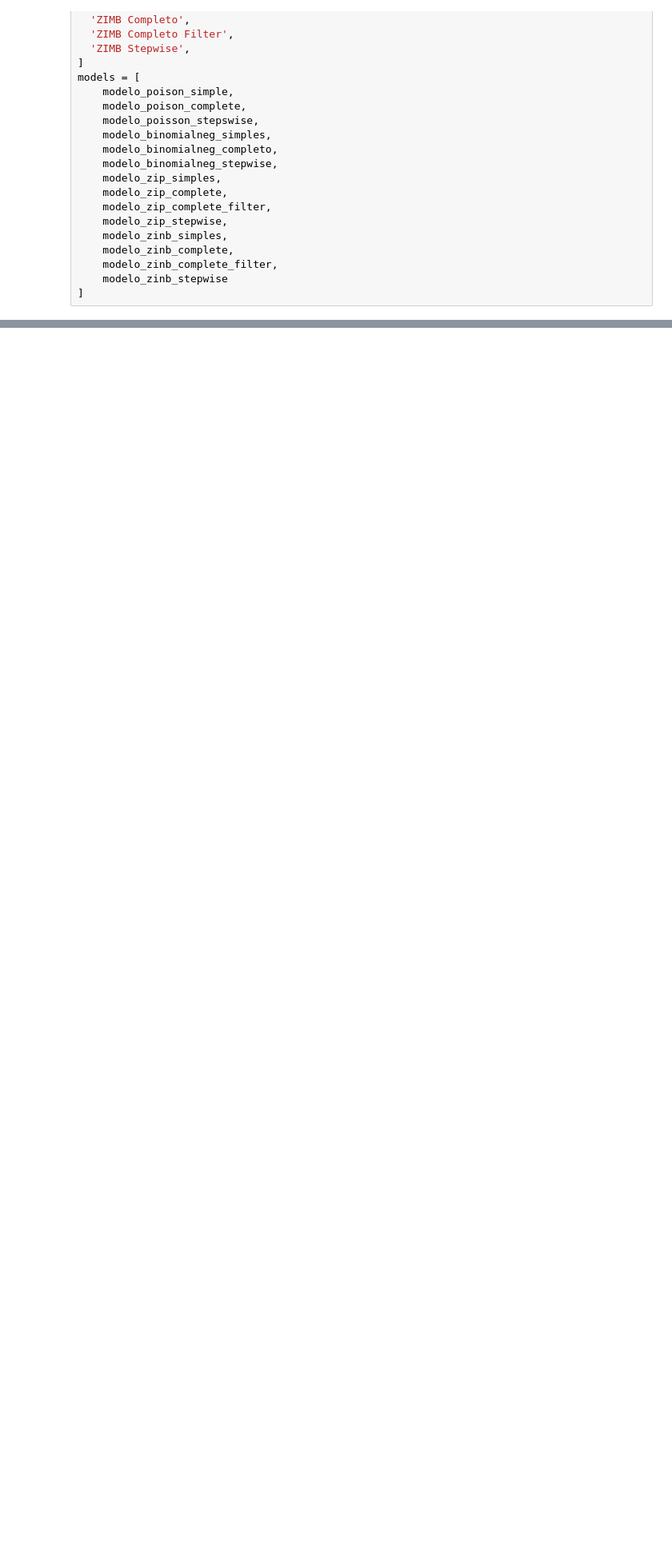
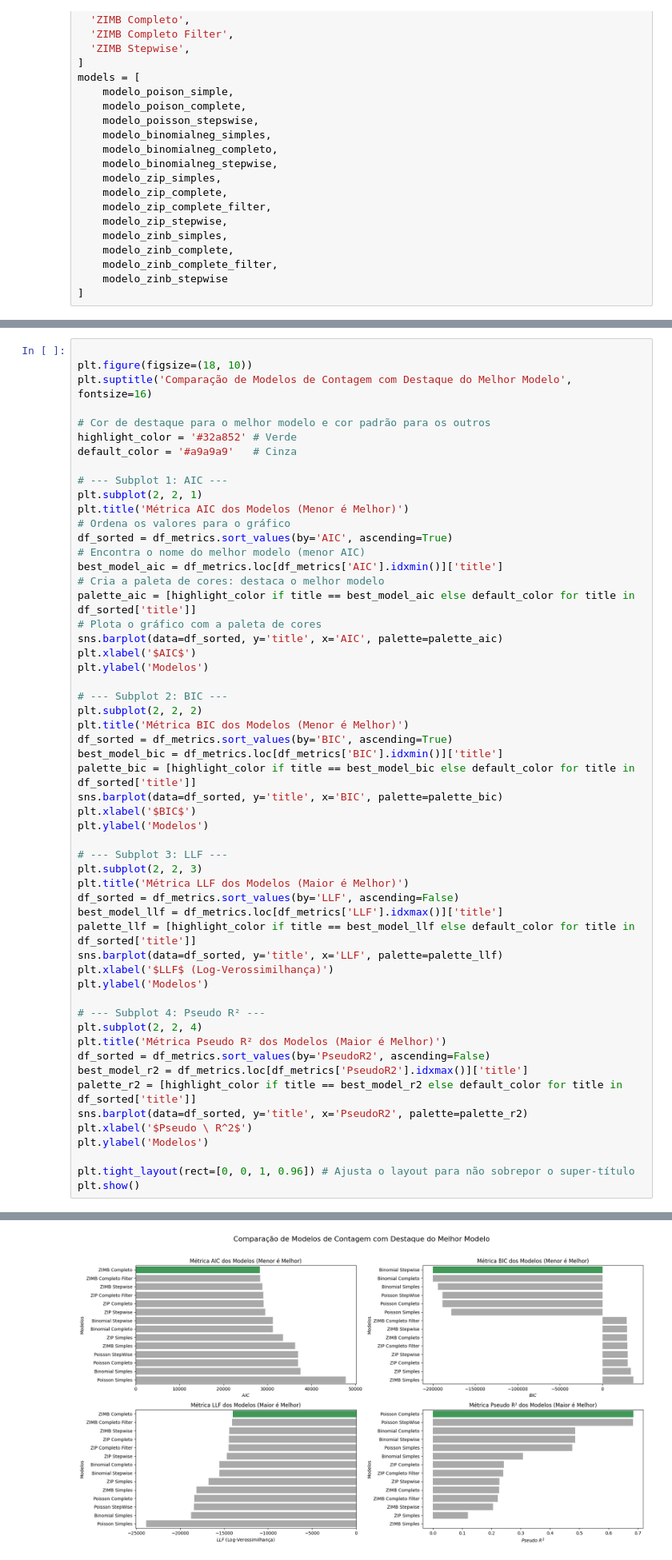
Before and after one commit to Angelicogfa/tcc_mba_datascience_analytics_usp_esalq, a Jupyter notebook: 04-modelagem_preditiva.ipynb, the cells around one changed output, grey strips where cells are left out. Shown at 80% size. Cells and saved outputs as stored; diff of their text form; blank space fills up the shorter version.

```diff
--- a/04-modelagem_preditiva.ipynb
+++ b/04-modelagem_preditiva.ipynb
@@ -3432,0 +3428,56 @@ df_metrics.sort_values(by='BIC')
+# %%
+
+plt.figure(figsize=(18, 10))
+plt.suptitle('Comparação de Modelos de Contagem com Destaque do Melhor Modelo', fontsize=16)
+
+# Cor de destaque para o melhor modelo e cor padrão para os outros
+highlight_color = '#32a852' # Verde
+default_color = '#a9a9a9'   # Cinza
+
+# --- Subplot 1: AIC ---
+plt.subplot(2, 2, 1)
+plt.title('Métrica AIC dos Modelos (Menor é Melhor)')
+# Ordena os valores para o gráfico
+df_sorted = df_metrics.sort_values(by='AIC', ascending=True)
+# Encontra o nome do melhor modelo (menor AIC)
+best_model_aic = df_metrics.loc[df_metrics['AIC'].idxmin()]['title']
+# Cria a paleta de cores: destaca o melhor modelo
+palette_aic = [highlight_color if title == best_model_aic else default_color for title in df_sorted['title']]
+# Plota o gráfico com a paleta de cores
+sns.barplot(data=df_sorted, y='title', x='AIC', palette=palette_aic)
+plt.xlabel('$AIC$')
+plt.ylabel('Modelos')
+
+# --- Subplot 2: BIC ---
+plt.subplot(2, 2, 2)
+plt.title('Métrica BIC dos Modelos (Menor é Melhor)')
+df_sorted = df_metrics.sort_values(by='BIC', ascending=True)
+best_model_bic = df_metrics.loc[df_metrics['BIC'].idxmin()]['title']
+palette_bic = [highlight_color if title == best_model_bic else default_color for title in df_sorted['title']]
+sns.barplot(data=df_sorted, y='title', x='BIC', palette=palette_bic)
+plt.xlabel('$BIC$')
+plt.ylabel('Modelos')
+
+# --- Subplot 3: LLF ---
+plt.subplot(2, 2, 3)
+plt.title('Métrica LLF dos Modelos (Maior é Melhor)')
+df_sorted = df_metrics.sort_values(by='LLF', ascending=False)
+best_model_llf = df_metrics.loc[df_metrics['LLF'].idxmax()]['title']
+palette_llf = [highlight_color if title == best_model_llf else default_color for title in df_sorted['title']]
+sns.barplot(data=df_sorted, y='title', x='LLF', palette=palette_llf)
+plt.xlabel('$LLF$ (Log-Verossimilhança)')
+plt.ylabel('Modelos')
+
+# --- Subplot 4: Pseudo R² ---
+plt.subplot(2, 2, 4)
+plt.title('Métrica Pseudo R² dos Modelos (Maior é Melhor)')
+df_sorted = df_metrics.sort_values(by='PseudoR2', ascending=False)
+best_model_r2 = df_metrics.loc[df_metrics['PseudoR2'].idxmax()]['title']
+palette_r2 = [highlight_color if title == best_model_r2 else default_color for title in df_sorted['title']]
+sns.barplot(data=df_sorted, y='title', x='PseudoR2', palette=palette_r2)
+plt.xlabel('$Pseudo \ R^2$')
+plt.ylabel('Modelos')
+
+plt.tight_layout(rect=[0, 0, 1, 0.96]) # Ajusta o layout para não sobrepor o super-título
+plt.show()
+# %% [output]
@@ -3433,3 +3499,4 @@ df_metrics.sort_values(by='BIC')
+[figure, added]
 # %%
 plt.figure(figsize=(15,8))
 plt.suptitle('Comparação de Modelos de Contagem')
```
Also changed, not shown: parts of 33 cells of this notebook.
